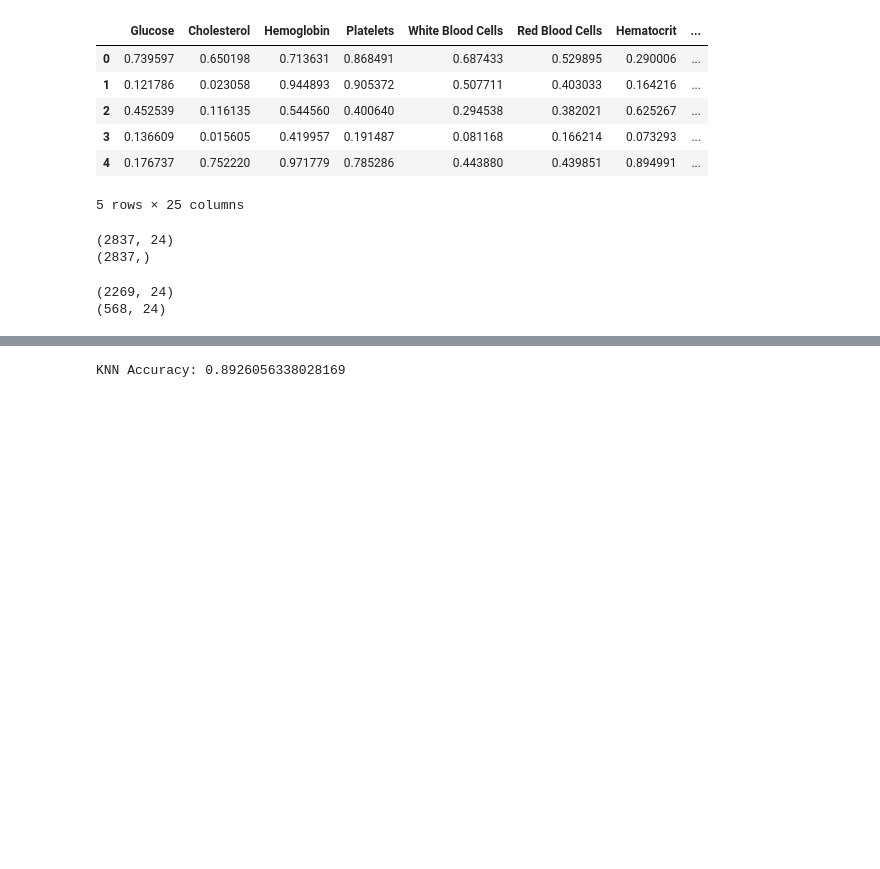
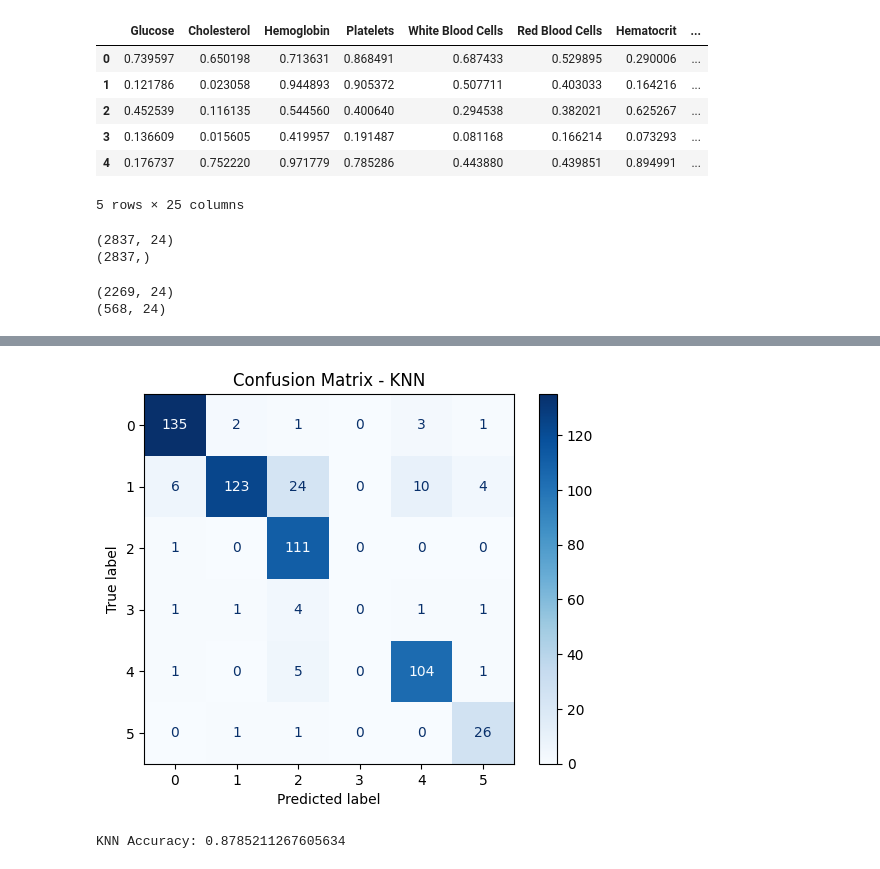
Before and after one commit to JEEVANA-2224/project, a Jupyter notebook: code.ipynb, the cells around one changed output, grey strips where cells are left out. Cells and saved outputs as stored; diff of their text form; code cells hidden in the pictures; blank space fills up the shorter version.

```diff
--- a/code.ipynb
+++ b/code.ipynb
@@ -98,11 +109,26 @@ Logistic Regression Accuracy: 0.8591549295774648
 # %%
 from sklearn.neighbors import KNeighborsClassifier
 from sklearn.metrics import accuracy_score
+import matplotlib.pyplot as plt
 
-knn = KNeighborsClassifier(n_neighbors=3)
-knn.fit(x_train, y_train)
-y_pred_knn = knn.predict(x_test)
+accuracy = []
+k_range = range(1, 25)
+
+for k in k_range:
+    knn = KNeighborsClassifier(n_neighbors=k)
+    knn.fit(x_train, y_train)
+    y_pred_k = knn.predict(x_test)
+    accuracy.append(accuracy_score(y_test, y_pred_k))
+# %%
+cm_knn = confusion_matrix(y_test, y_pred_k)
+
+disp = ConfusionMatrixDisplay(confusion_matrix=cm_knn)
+disp.plot(cmap="Blues")
+plt.title("Confusion Matrix - KNN")
+plt.show()
+# %% [output]
+[figure, added]
 # %%
-print("KNN Accuracy:", accuracy_score(y_test, y_pred_knn))
+print("KNN Accuracy:", accuracy_score(y_test, y_pred_k))
 # %% [output]
-KNN Accuracy: 0.8926056338028169
+KNN Accuracy: 0.8785211267605634
```
Also changed, not shown: parts of 17 cells of this notebook, 10 other files.
